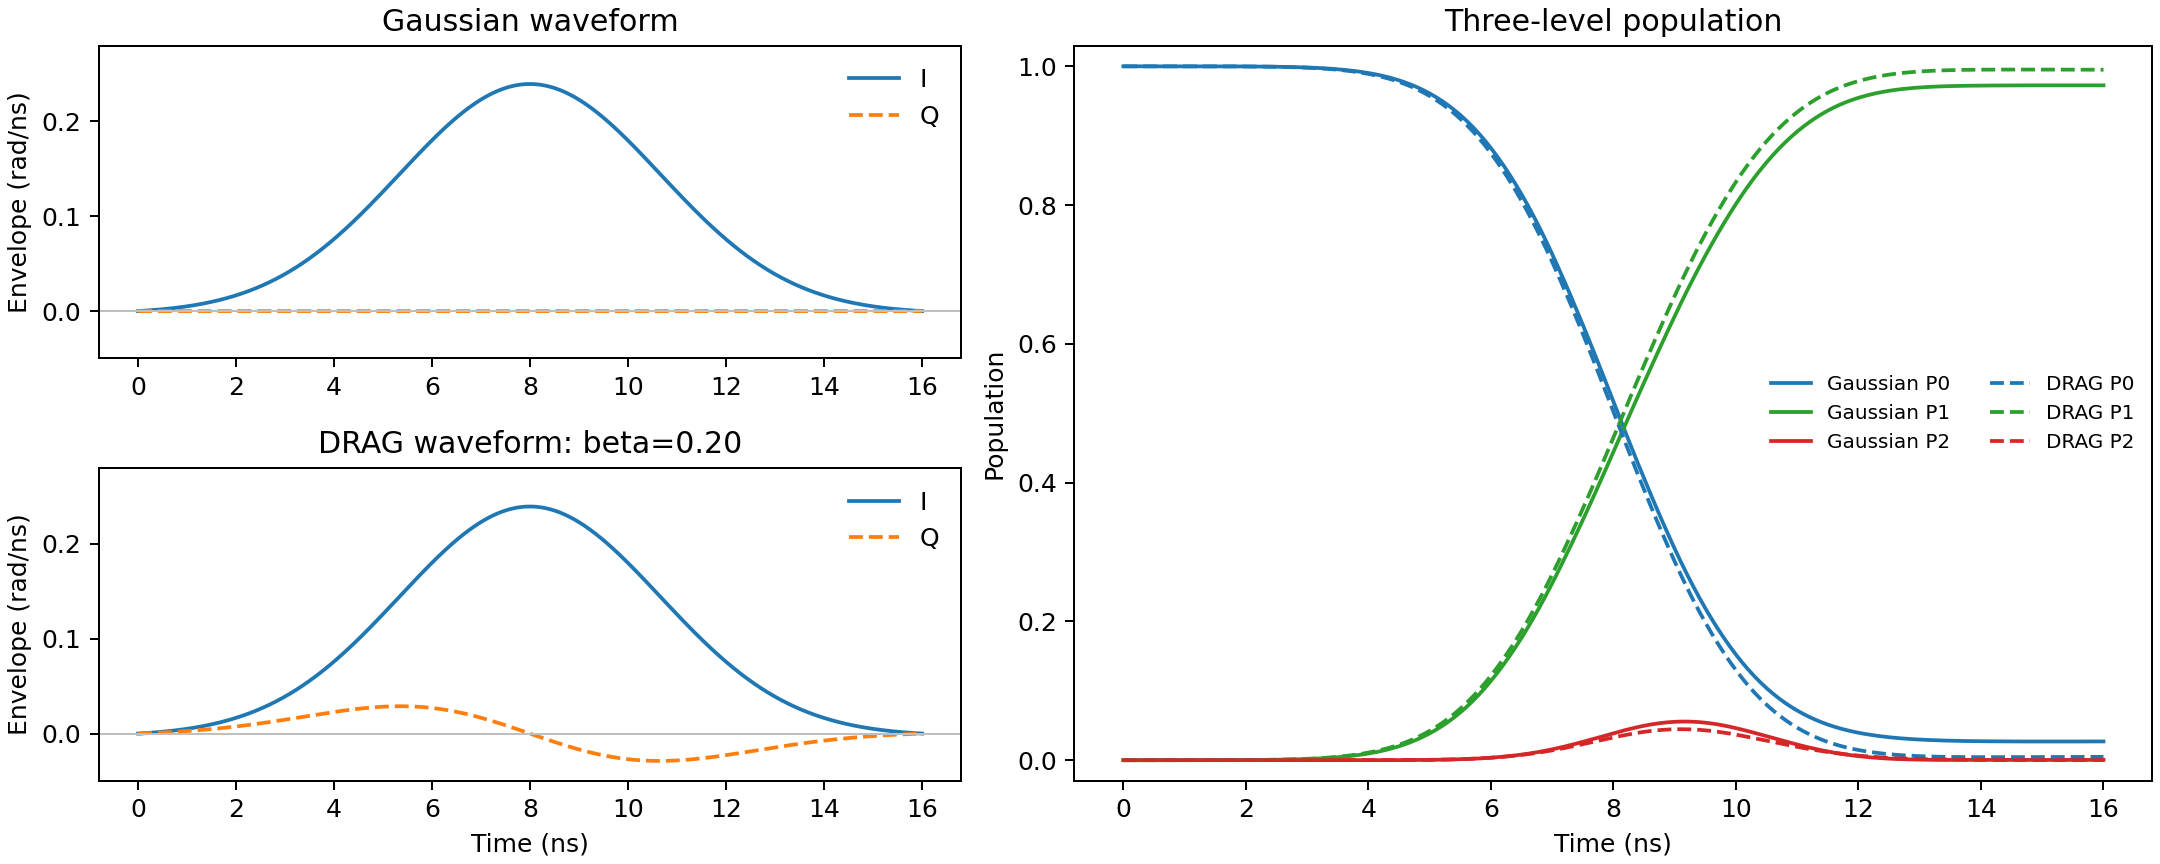
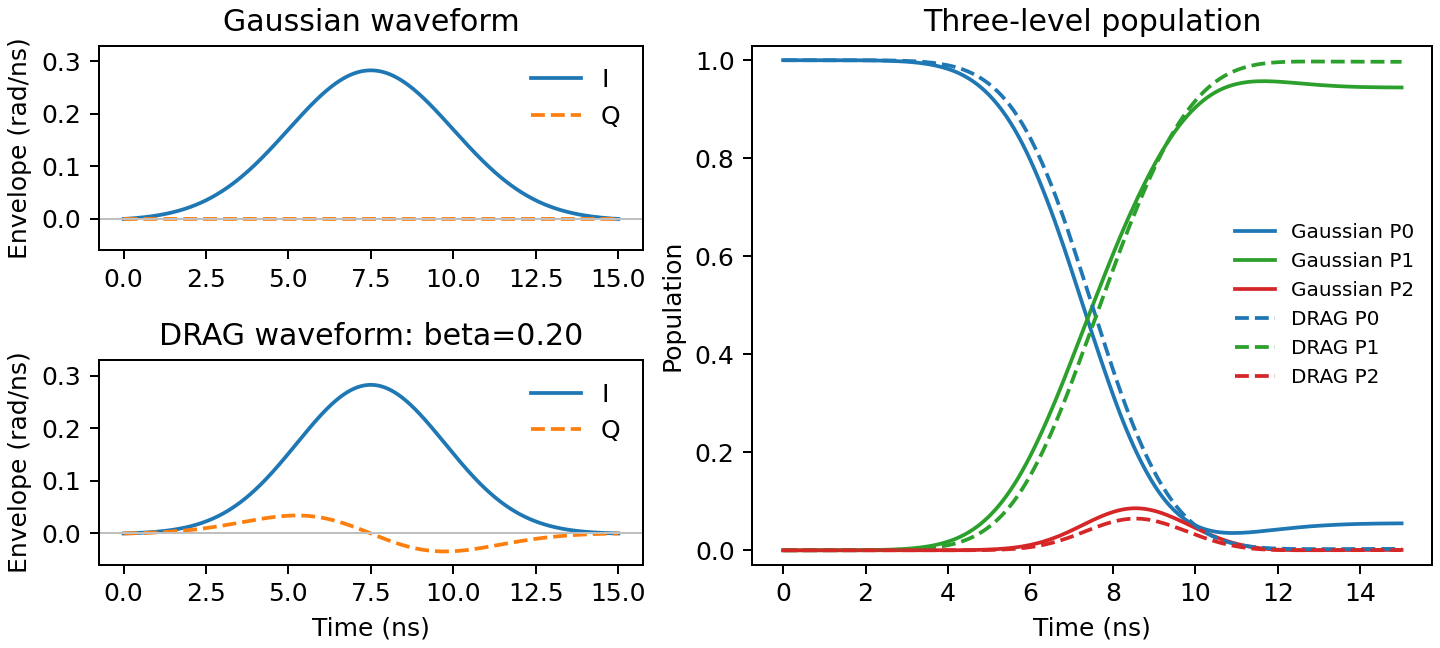
Code edit (unified diff) that turned the first committed figure into the second:
--- before
+++ after
@@ -16,8 +16,8 @@
     pop = model.analyses[cfg['analysis']].metrics['population']
     
-    data[name] = {"wf": wf, "pop": pop, "beta": model.config.pulses['drag'].extras['single_qubit_drag_beta']}
+    data[name] = {"wf": wf, "pop": pop, "beta": model.config.pulses['drag'].extras['gates']['x']['drag_beta']}
 
 # 2. 绘图
-fig = plt.figure(figsize=(12.0, 4.8), constrained_layout=True)
+fig = plt.figure(figsize=(8.0, 3.6), constrained_layout=True)
 grid = fig.add_gridspec(2, 2, width_ratios=[1.0, 1.25])
 ax_pop = fig.add_subplot(grid[:, 1])
@@ -34,5 +34,5 @@
     
     ax.axhline(0.0, color="0.75", linewidth=0.8)
-    ax.set_ylim(-0.05, 0.28)
+    ax.set_ylim(-0.06, 0.33)
     ax.set_title(f"{name} waveform" + (f": beta={d['beta']:.2f}" if name=="DRAG" else ""))
     ax.set_ylabel("Envelope (rad/ns)")
@@ -52,5 +52,5 @@
 ax_pop.set_ylabel("Population")
 ax_pop.set_ylim(-0.03, 1.03)
-ax_pop.legend(frameon=False, ncol=2, fontsize=8)
+ax_pop.legend(frameon=False, ncol=1, fontsize=8)
 
 fig1_path = FIG_DIR / "waveform_population.png"

Commit: add parallel scheduler and modify pulse configs